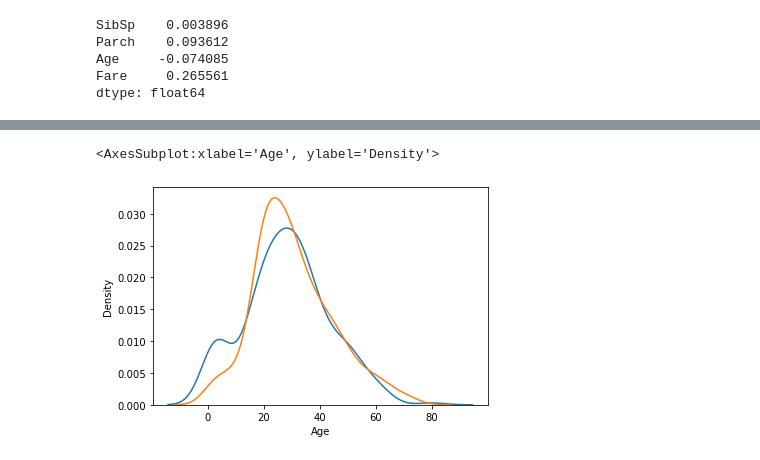
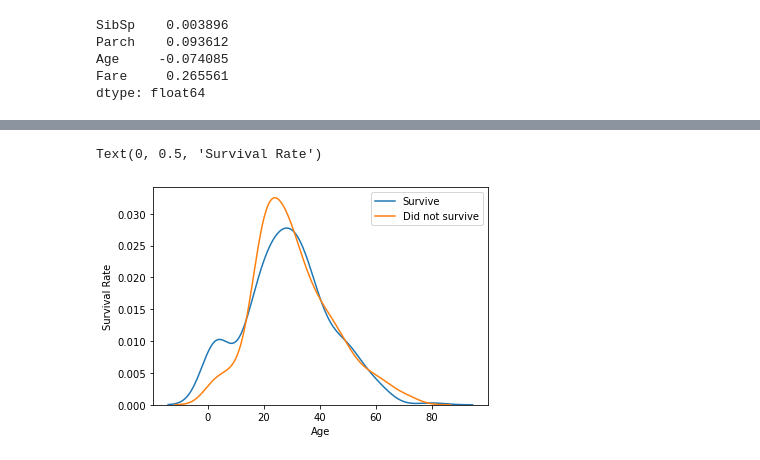
Before and after one commit to jmateo27/Titanic-Project, a Jupyter notebook: titanic.ipynb, the cells around one changed output, grey strips where cells are left out. Saved outputs shown, nothing was run; the diff lists cells and outputs as text; code cells hidden in the pictures.

```diff
--- a/titanic.ipynb
+++ b/titanic.ipynb
@@ -280,7 +222,9 @@ Skewness: 0.37
 # %%
 # What is the age distribution of whom were survived and who were not?
 sns.kdeplot(train["Age"][train["Survived"] == 1], label="Survive")
 sns.kdeplot(train["Age"][train["Survived"] == 0], label="Did not survive")
+plt.legend(loc="best")
+plt.ylabel('Survival Rate')
 # %% [output]
-<AxesSubplot:xlabel='Age', ylabel='Density'>
+Text(0, 0.5, 'Survival Rate')
-[figure, old version]
+[figure, new version]
```
Also changed, not shown: parts of 28 cells of this notebook.
